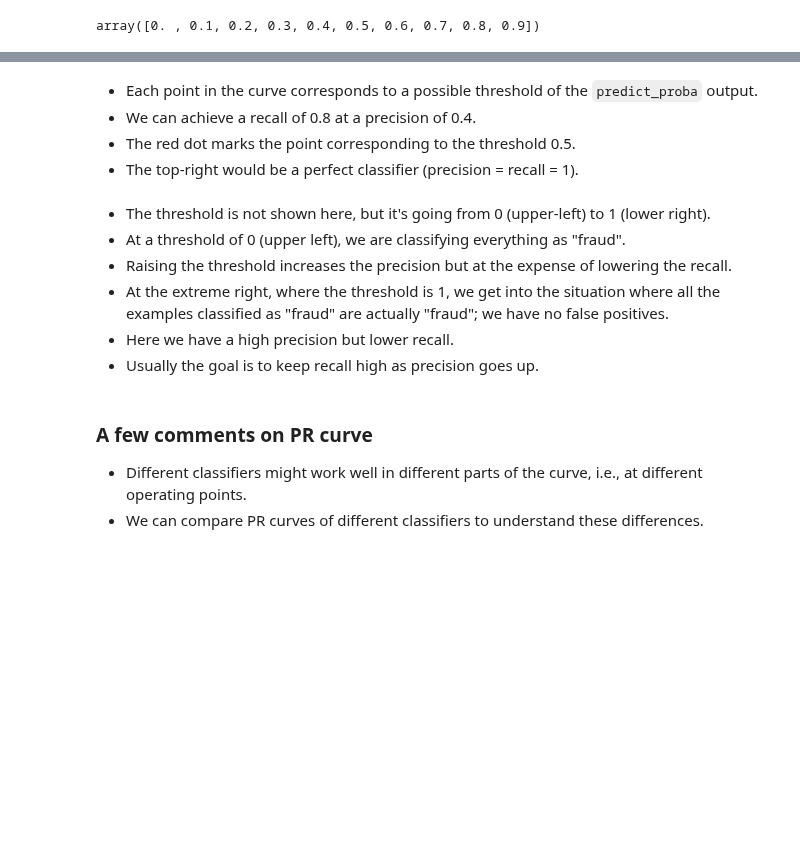
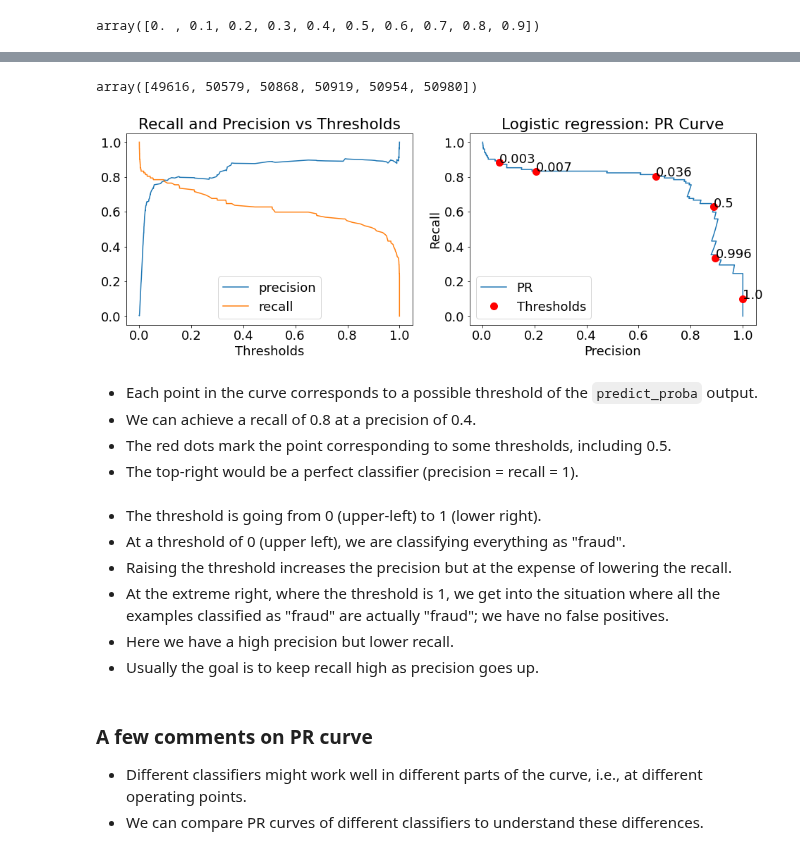
Before and after one commit to UBC-CS/cpsc330-2023s, a Jupyter notebook: lectures/09_classification-metrics.ipynb, the cells around one changed output, grey strips where cells are left out. Cells and saved outputs as stored; diff of their text form; code cells hidden in the pictures; blank space fills up the shorter version.

```diff
--- a/lectures/09_classification-metrics.ipynb
+++ b/lectures/09_classification-metrics.ipynb
@@ -668,0 +736,4 @@ plt.legend(loc="best");
+# %%
+df_PR = pd.DataFrame(
+    {"precision": precision, "recall":recall, "thresholds":thresholds}).set_index("thresholds")
+df_PR.head()
@@ -669,10 +748,47 @@ plt.legend(loc="best");
+# %%
+# ensure that precision and recall exist for threshold 0.5
+df_PR.loc[0.5] = [
+    precision_score(y_valid, pipe_lr.predict(X_valid)),
+    recall_score(y_valid, pipe_lr.predict(X_valid))]
+df_PR = df_PR.sort_index()
+# df_PR.query("0.4 < thresholds < 0.6")
+# %%
+# select some table rows (including threshold 0.5) to draw below
+rows = np.geomspace(1, len(df_PR), num=10)
+rows = np.unique(rows.astype(int))  # truncate to integers and drop duplicates
+rows = max(rows) - rows  # get reverse geomspace: going from larger to shorter distances
+rows = np.append(rows, df_PR.index.get_loc(0.5))  # add the index for threshold 0.5
+rows = np.sort(rows)
+rows = rows[3:-2] # the end points on graph will be too close, so drop some points at both ends
+rows # the indices to some thresholds
+# %% [output]
+array([49616, 50579, 50868, 50919, 50954, 50980])
+# %%
+fig, axes = plt.subplots(1, 2, figsize=(16, 5))
+
+df_PR.plot(ax=axes[0])
+axes[0].set_title("Recall and Precision vs Thresholds")
+axes[0].set_xlabel("Thresholds")
+axes[0].legend(loc="best")
+
+df_PR.plot(x="precision", y="recall", ax=axes[1], label="PR")
+df_PR.iloc[rows].plot(
+    x="precision", y="recall", style="or", markersize=10, ax=axes[1], label="Thresholds")
+axes[1].set_title("Logistic regression: PR Curve")
+axes[1].set_xlabel("Precision")
+axes[1].set_ylabel("Recall")
+
+for thres, pr in df_PR.iloc[rows].iterrows():
+    axes[1].annotate(round(thres, 3), pr)
+# %% [output]
+[figure, added]
 # %% [markdown]
 - Each point in the curve corresponds to a possible threshold of the `predict_proba` output.
 - We can achieve a recall of 0.8 at a precision of 0.4.
-- The red dot marks the point corresponding to the threshold 0.5.
+- The red dots mark the point corresponding to some thresholds, including 0.5.
 - The top-right would be a perfect classifier (precision = recall = 1).
 # %% [markdown]
-- The threshold is not shown here, but it's going from 0 (upper-left) to 1 (lower right).
+- The threshold is going from 0 (upper-left) to 1 (lower right).
 - At a threshold of 0 (upper left), we are classifying everything  as "fraud".
 - Raising the threshold increases the precision but at the expense of lowering the recall.
 - At the extreme right, where the threshold is 1, we get into the situation where all the examples classified as "fraud" are actually "fraud"; we have no false positives.
```
Also changed, not shown: parts of 57 cells of this notebook.
